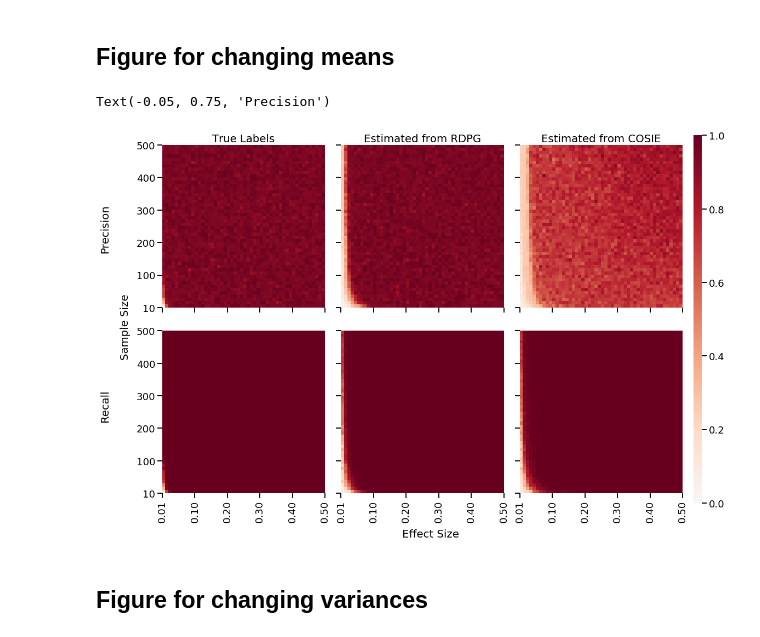
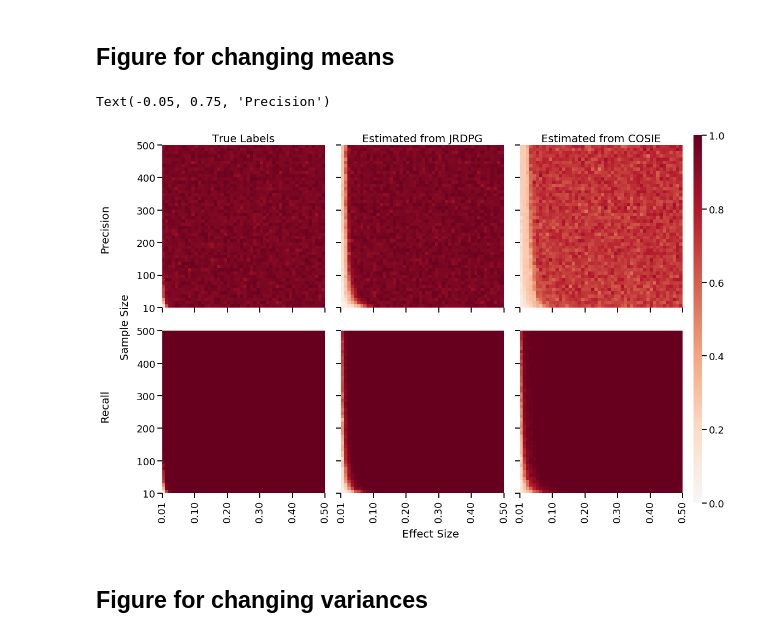
Before and after one commit to neurodata/dos_and_donts, a Jupyter notebook: experiments/experiment_4/final/make_final_figs.ipynb, the cells around one changed output. Cells and saved outputs as stored; diff of their text form; code cells hidden in the pictures.

```diff
--- a/experiments/experiment_4/final/make_final_figs.ipynb
+++ b/experiments/experiment_4/final/make_final_figs.ipynb
@@ -55,35 +55,35 @@ for i, metric in enumerate(["omni_precision_ks_2samp", "omni_recall_ks_2samp"]):
 # For estimated labels
 cols = ["omni", "mase"]
 rows = ["_precision_", "_recall_"]
 for i, metric in enumerate(rows):
     for j, method in enumerate(cols):
         sns.heatmap(
             np.flipud(res_df2[f"{method}{metric}2_ks_2samp"].values.reshape(50, -1)),
             ax=ax[i, j+1],
             square=True,
             center=0,
             cmap="RdBu_r",
             cbar_kws=dict(shrink=0.7),
             xticklabels=["{:.2f}".format(x) for x in xticklabels],
             yticklabels=["{:.0f}".format(y) for y in yticklabels],
             cbar_ax=ax_leg,
             vmin=0,
             vmax=1,
         )
         ax[i, j+1].set_xticks(np.arange(0, ax[0, 0].get_xlim()[1] + 1, 10))
         ax[i, j+1].set_yticks(np.arange(0, ax[0, 0].get_ylim()[0] + 1, 10)[::-1])
 
 ax[0, 0].set_title("True Labels")
-ax[0, 1].set_title("Estimated from RDPG")
+ax[0, 1].set_title("Estimated from JRDPG")
 ax[0, 2].set_title("Estimated from COSIE")
 
 fig.text(-0.025, 0.5, "Sample Size", va="center", rotation="vertical")
 fig.text(0.5, -0.025, "Effect Size", va="center", ha="center")
 fig.text(-0.05, .3, "Recall", va="center", ha="center", rotation="vertical")
 fig.text(-0.05, .75, "Precision", va="center", ha="center", rotation="vertical")
 # %% [output]
 Text(-0.05, 0.75, 'Precision')
-[figure, old version]
+[figure, new version]
 # %%
 fig.savefig(
         f"./exp4_means_final.png", dpi=300, bbox_inches="tight"
```
Also changed, not shown: 13 other files.
